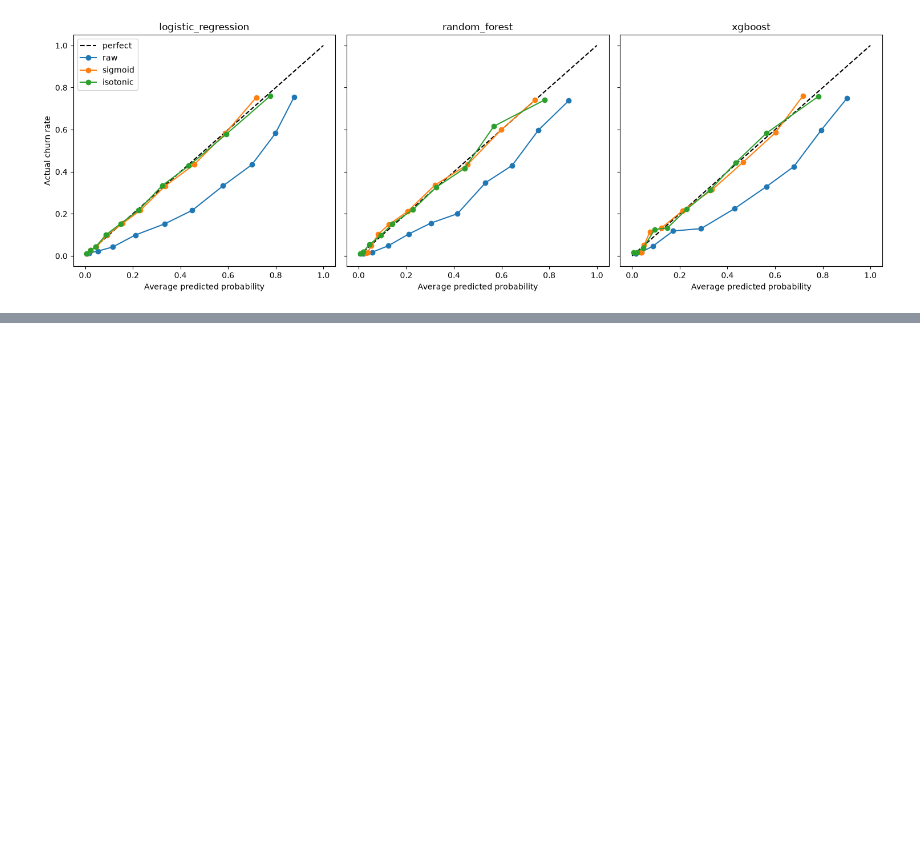
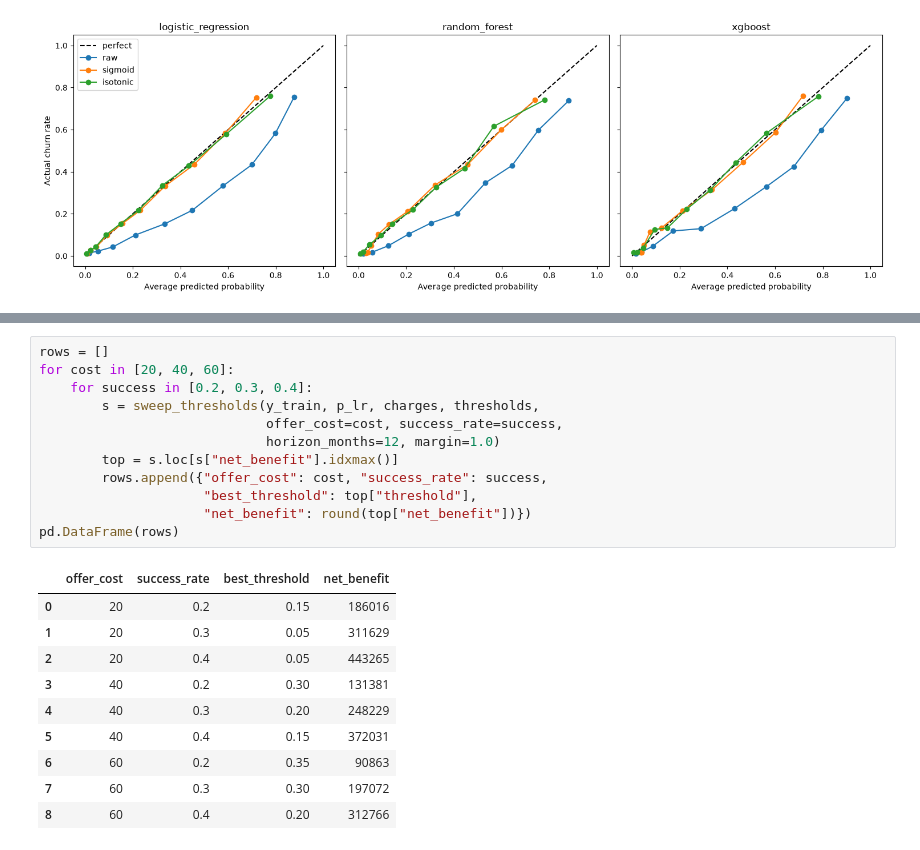
Before and after one commit to gauriverse/ChurnLens, a Jupyter notebook: notebooks/05_model_training.ipynb, the cells around one changed output, grey strips where cells are left out. Saved outputs shown, nothing was run; the diff lists cells and outputs as text; blank space fills up the shorter version.

```diff
--- a/notebooks/05_model_training.ipynb
+++ b/notebooks/05_model_training.ipynb
@@ -229,0 +276,23 @@ plt.show()
+# %%
+rows = []
+for cost in [20, 40, 60]:
+    for success in [0.2, 0.3, 0.4]:
+        s = sweep_thresholds(y_train, p_lr, charges, thresholds,
+                             offer_cost=cost, success_rate=success,
+                             horizon_months=12, margin=1.0)
+        top = s.loc[s["net_benefit"].idxmax()]
+        rows.append({"offer_cost": cost, "success_rate": success,
+                     "best_threshold": top["threshold"],
+                     "net_benefit": round(top["net_benefit"])})
+pd.DataFrame(rows)
+# %% [output]
+|  | offer_cost | success_rate | best_threshold | net_benefit |
+| 0 | 20 | 0.2 | 0.15 | 186016 |
+| 1 | 20 | 0.3 | 0.05 | 311629 |
+| 2 | 20 | 0.4 | 0.05 | 443265 |
+| 3 | 40 | 0.2 | 0.30 | 131381 |
+| 4 | 40 | 0.3 | 0.20 | 248229 |
+| 5 | 40 | 0.4 | 0.15 | 372031 |
+| 6 | 60 | 0.2 | 0.35 | 90863 |
+| 7 | 60 | 0.3 | 0.30 | 197072 |
+| 8 | 60 | 0.4 | 0.20 | 312766 |
```
Also changed, not shown: parts of 2 cells of this notebook.
